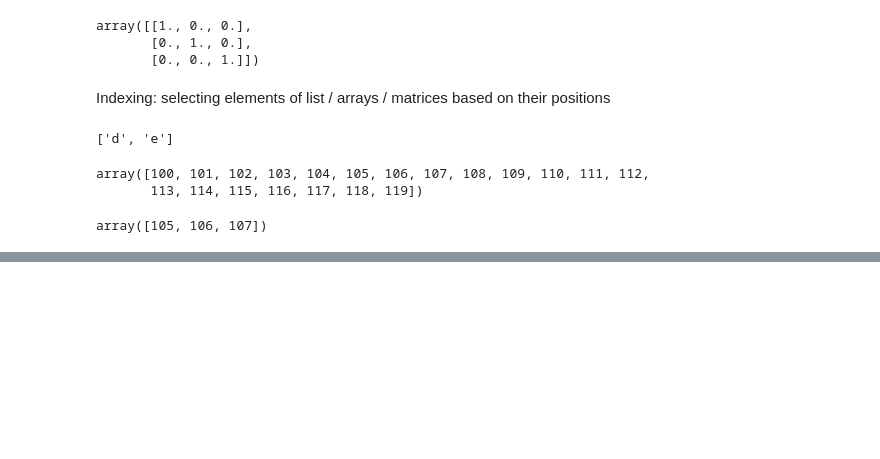
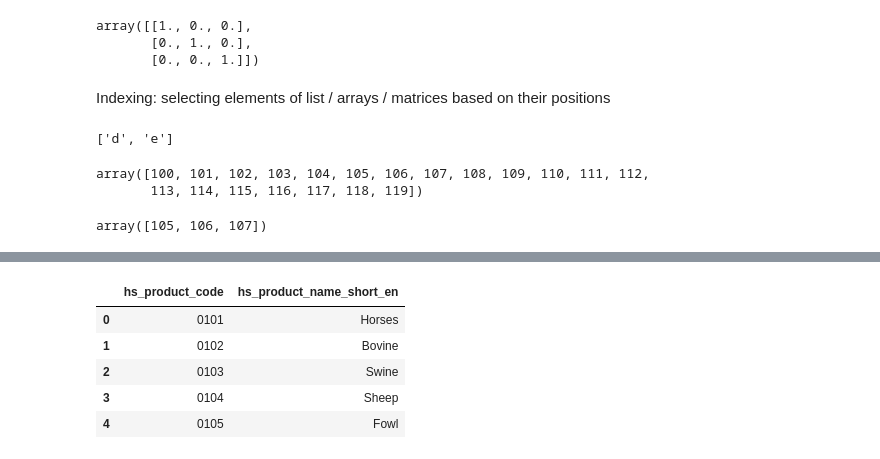
Before and after one commit to shreyasgm/gl_complexity_review, a Jupyter notebook: proj/review_session_complexity.ipynb, the cells around one changed output, grey strips where cells are left out. Saved outputs shown, nothing was run; the diff lists cells and outputs as text; code cells hidden in the pictures; blank space fills up the shorter version.

```diff
--- a/proj/review_session_complexity.ipynb
+++ b/proj/review_session_complexity.ipynb
@@ -153,0 +257,22 @@ proximity_df.head()
+# %%
+# Prepare node attributes
+
+# Read HS product codes
+hsurl = "http://intl-atlas-downloads.s3.amazonaws.com/17.0/hs_product.zip"
+hsdf = pd.read_csv(hsurl, compression="zip", dtype="str")
+# Only keep products present in proximity matrix
+nodedf = (
+    hsdf[hsdf.hs_product_code.isin(proxdf.commoditycode_1)][
+        ["hs_product_code", "hs_product_name_short_en"]
+    ]
+    .sort_values("hs_product_code")
+    .reset_index(drop=True)
+)
+nodedf.head()
+# %% [output]
+|  | hs_product_code | hs_product_name_short_en |
+| 0 | 0101 | Horses |
+| 1 | 0102 | Bovine |
+| 2 | 0103 | Swine |
+| 3 | 0104 | Sheep |
+| 4 | 0105 | Fowl |
```
Also changed, not shown: parts of 45 cells of this notebook, 4 other files.
